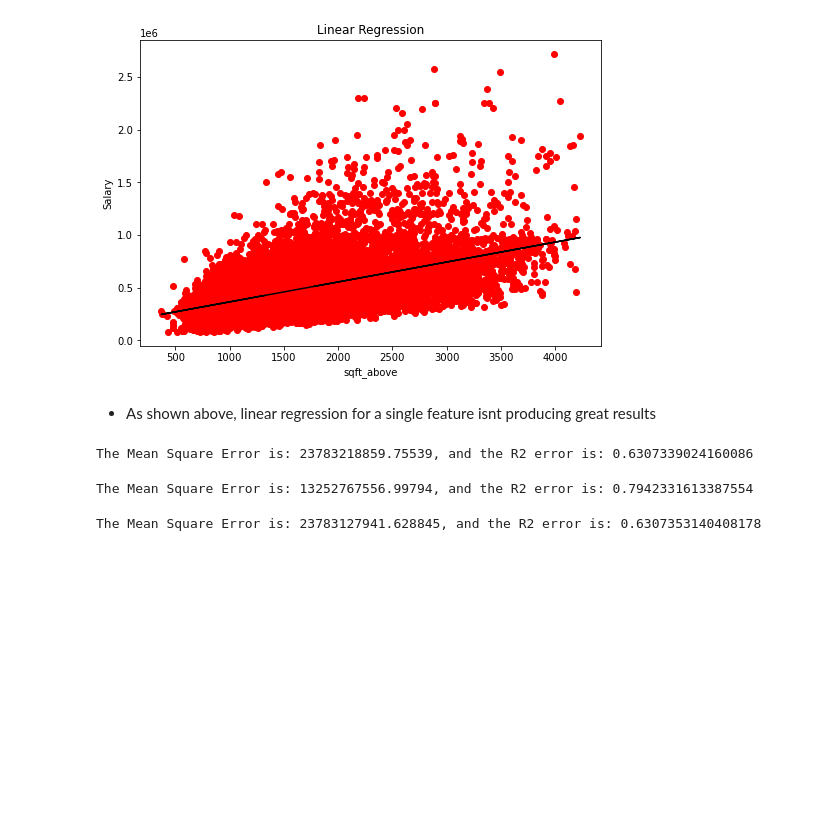
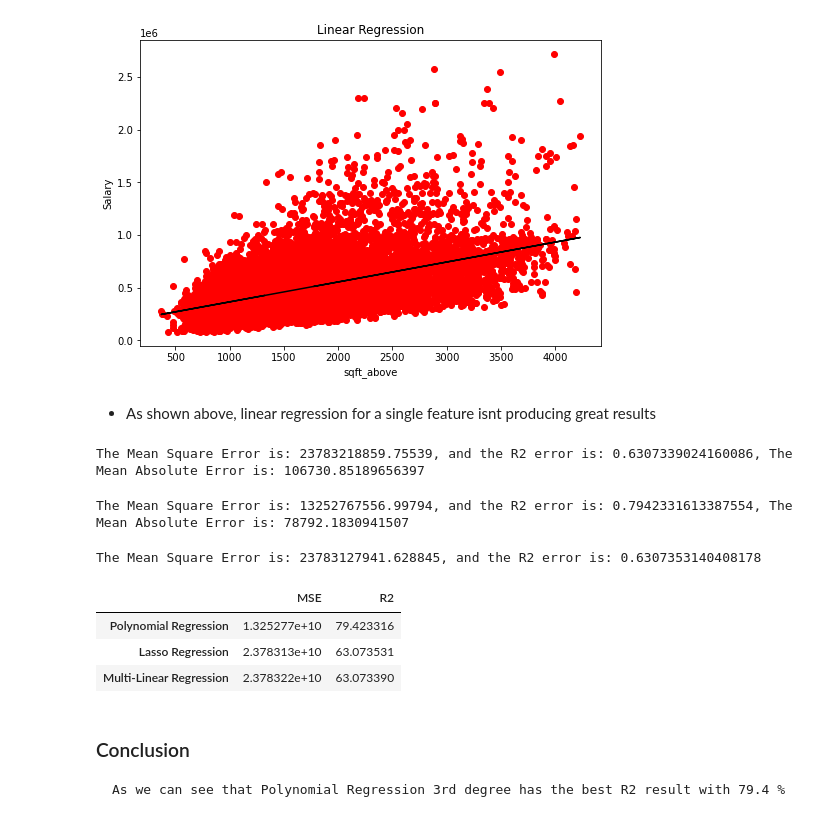
Before and after one commit to ziadhegazi/Intro-to-Artifictial-Intelligence, a Jupyter notebook: Regression Model/House_Price_Pred.ipynb, the cells around one changed output. Cells and saved outputs as stored; diff of their text form; code cells hidden in the pictures; blank space fills up the shorter version.

```diff
--- a/Regression Model/House_Price_Pred.ipynb
+++ b/Regression Model/House_Price_Pred.ipynb
@@ -342,11 +342,12 @@ mlr.fit(X_train, y_train)
 mlr_pred = mlr.predict(X_test)
 
 mlr_MSE = mean_squared_error(y_test, mlr_pred)
+mlr_MAE = mean_absolute_error(y_test, mlr_pred)
 mlr_R2 = r2_score(y_test, mlr_pred)
 
-print(f"The Mean Square Error is: {mlr_MSE}, and the R2 error is: {mlr_R2}")
+print(f"The Mean Square Error is: {mlr_MSE}, and the R2 error is: {mlr_R2}, The Mean Absolute Error is: {mlr_MAE}")
 # %% [output]
-The Mean Square Error is: 23783218859.75539, and the R2 error is: 0.6307339024160086
+The Mean Square Error is: 23783218859.75539, and the R2 error is: 0.6307339024160086, The Mean Absolute Error is: 106730.85189656397
 # %%
 # Training Polynomial Regression
 plr = LinearRegression()
@@ -360,11 +361,12 @@ plr.fit(X_poly_test, y_test)
 plr_pred = plr.predict(X_poly_test)
 
 plr_MSE = mean_squared_error(y_test, plr_pred)
+plr_MAE = mean_absolute_error(y_test, plr_pred)
 plr_R2 = r2_score(y_test, plr_pred)
 
-print(f"The Mean Square Error is: {plr_MSE}, and the R2 error is: {plr_R2}")
+print(f"The Mean Square Error is: {plr_MSE}, and the R2 error is: {plr_R2}, The Mean Absolute Error is: {plr_MAE}")
 # %% [output]
-The Mean Square Error is: 13252767556.99794, and the R2 error is: 0.7942331613387554
+The Mean Square Error is: 13252767556.99794, and the R2 error is: 0.7942331613387554, The Mean Absolute Error is: 78792.1830941507
 # %%
 def polyReg_Plot(poly_test, pred):
     fig, axes = mp.pyplot.subplots(sharey=True,constrained_layout=True,figsize=(7,5))
@@ -391,2 +394,16 @@ print(f"The Mean Square Error is: {lasso_MSE}, and the R2 error is: {lasso_R2}")
 # %% [output]
 The Mean Square Error is: 23783127941.628845, and the R2 error is: 0.6307353140408178
+# %%
+# Comparing The Regression algorithms
+Algo = {"MSE": {"Multi-Linear Regression": mlr_MSE, "Polynomial Regression": plr_MSE, "Lasso Regression": lasso_MSE},
+        "R2": {"Multi-Linear Regression": mlr_R2*100, "Polynomial Regression": plr_R2*100, "Lasso Regression": lasso_R2*100}}
+algo_results = pd.DataFrame(Algo)
+algo_results.sort_values(by="R2", ascending=False)
+# %% [output]
+|  | MSE | R2 |
+| Polynomial Regression | 1.325277e+10 | 79.423316 |
+| Lasso Regression | 2.378313e+10 | 63.073531 |
+| Multi-Linear Regression | 2.378322e+10 | 63.073390 |
+# %% [markdown]
+### Conclusion
+    As we can see that Polynomial Regression 3rd degree has the best R2 result with 79.4 %
```
Also changed, not shown: parts of 2 cells of this notebook.
